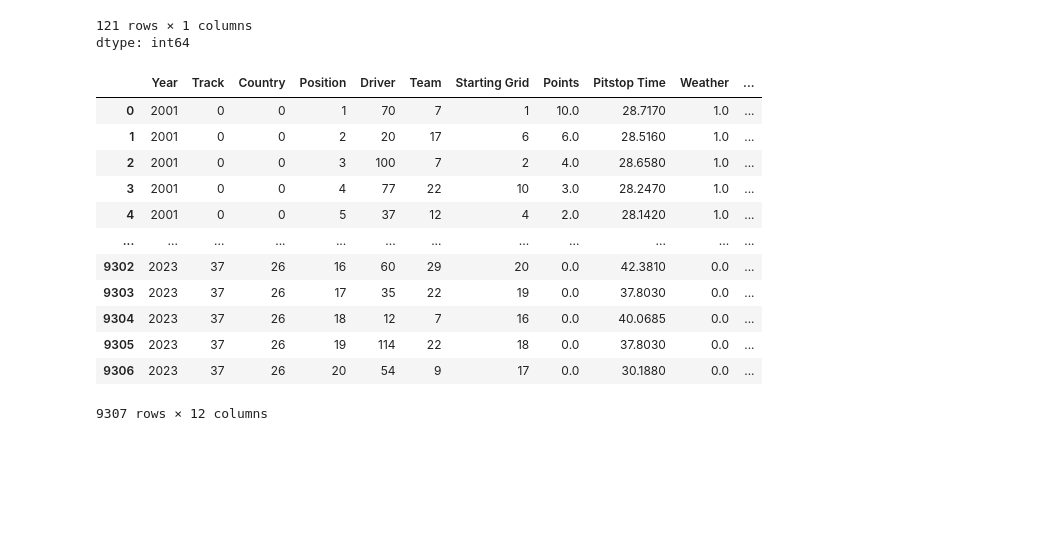
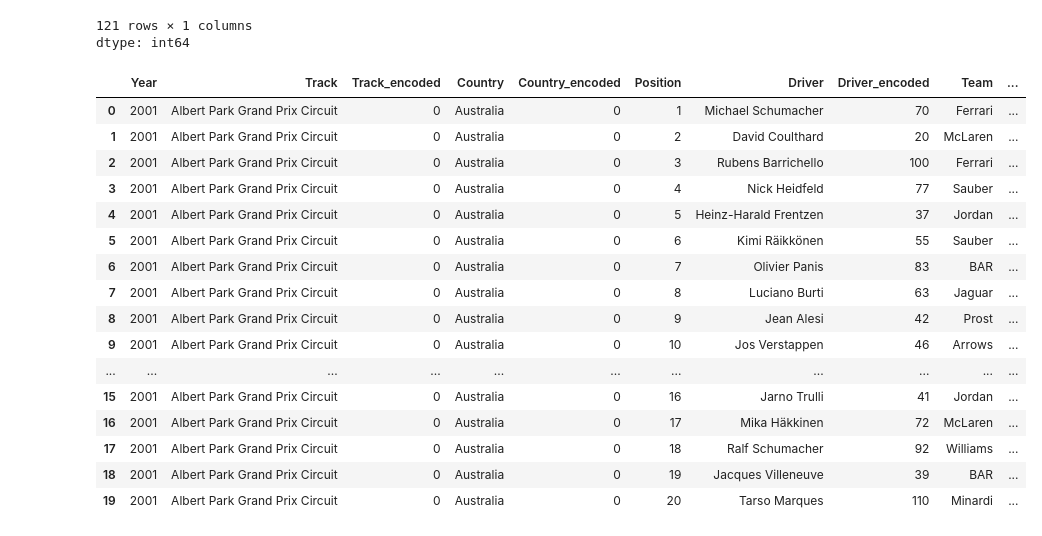
Before and after one commit to PrabhatGhm7/F1-Prediction, a Jupyter notebook: LabelEncoding.ipynb, the cells around one changed output. Saved outputs shown, nothing was run; the diff lists cells and outputs as text; code cells hidden in the pictures; blank space fills up the shorter version.

```diff
--- a/LabelEncoding.ipynb
+++ b/LabelEncoding.ipynb
@@ -71,22 +71,28 @@ dtype: int64
 # %%
 from sklearn.preprocessing import LabelEncoder
 le = LabelEncoder()
-df['Track'] = le.fit_transform(df['Track'])
-df['Country'] = le.fit_transform(df['Country'])
-df['Driver'] = le.fit_transform(df['Driver'])
-df['Team'] = le.fit_transform(df['Team'])
-df
+df['Track_encoded'] = le.fit_transform(df['Track'])
+df['Country_encoded'] = le.fit_transform(df['Country'])
+df['Driver_encoded'] = le.fit_transform(df['Driver'])
+df['Team_encoded'] = le.fit_transform(df['Team'])
+df = df[['Year', 'Track', 'Track_encoded', 'Country', 'Country_encoded', 'Position', 'Driver', 'Driver_encoded',
+         'Team', 'Team_encoded', 'Starting Grid', 'Points', 'Pitstop Time', 'Weather', 'avg_confidence_score']]
+df.head(20)
 # %% [output]
-|  | Year | Track | Country | Position | Driver | Team | Starting Grid | Points | Pitstop Time | Weather | ... |
-| 0 | 2001 | 0 | 0 | 1 | 70 | 7 | 1 | 10.0 | 28.7170 | 1.0 | ... |
-| 1 | 2001 | 0 | 0 | 2 | 20 | 17 | 6 | 6.0 | 28.5160 | 1.0 | ... |
-| 2 | 2001 | 0 | 0 | 3 | 100 | 7 | 2 | 4.0 | 28.6580 | 1.0 | ... |
-| 3 | 2001 | 0 | 0 | 4 | 77 | 22 | 10 | 3.0 | 28.2470 | 1.0 | ... |
-| 4 | 2001 | 0 | 0 | 5 | 37 | 12 | 4 | 2.0 | 28.1420 | 1.0 | ... |
-| ... | ... | ... | ... | ... | ... | ... | ... | ... | ... | ... | ... |
-| 9302 | 2023 | 37 | 26 | 16 | 60 | 29 | 20 | 0.0 | 42.3810 | 0.0 | ... |
-| 9303 | 2023 | 37 | 26 | 17 | 35 | 22 | 19 | 0.0 | 37.8030 | 0.0 | ... |
-| 9304 | 2023 | 37 | 26 | 18 | 12 | 7 | 16 | 0.0 | 40.0685 | 0.0 | ... |
-| 9305 | 2023 | 37 | 26 | 19 | 114 | 22 | 18 | 0.0 | 37.8030 | 0.0 | ... |
-| 9306 | 2023 | 37 | 26 | 20 | 54 | 9 | 17 | 0.0 | 30.1880 | 0.0 | ... |
+|  | Year | Track | Track_encoded | Country | Country_encoded | Position | Driver | Driver_encoded | Team | ... |
+| 0 | 2001 | Albert Park Grand Prix Circuit | 0 | Australia | 0 | 1 | Michael Schumacher | 70 | Ferrari | ... |
+| 1 | 2001 | Albert Park Grand Prix Circuit | 0 | Australia | 0 | 2 | David Coulthard | 20 | McLaren | ... |
+| 2 | 2001 | Albert Park Grand Prix Circuit | 0 | Australia | 0 | 3 | Rubens Barrichello | 100 | Ferrari | ... |
+| 3 | 2001 | Albert Park Grand Prix Circuit | 0 | Australia | 0 | 4 | Nick Heidfeld | 77 | Sauber | ... |
+| 4 | 2001 | Albert Park Grand Prix Circuit | 0 | Australia | 0 | 5 | Heinz-Harald Frentzen | 37 | Jordan | ... |
+| 5 | 2001 | Albert Park Grand Prix Circuit | 0 | Australia | 0 | 6 | Kimi Räikkönen | 55 | Sauber | ... |
+| 6 | 2001 | Albert Park Grand Prix Circuit | 0 | Australia | 0 | 7 | Olivier Panis | 83 | BAR | ... |
+| 7 | 2001 | Albert Park Grand Prix Circuit | 0 | Australia | 0 | 8 | Luciano Burti | 63 | Jaguar | ... |
+| 8 | 2001 | Albert Park Grand Prix Circuit | 0 | Australia | 0 | 9 | Jean Alesi | 42 | Prost | ... |
+| 9 | 2001 | Albert Park Grand Prix Circuit | 0 | Australia | 0 | 10 | Jos Verstappen | 46 | Arrows | ... |
+| ... | ... | ... | ... | ... | ... | ... | ... | ... | ... | ... |
+| 15 | 2001 | Albert Park Grand Prix Circuit | 0 | Australia | 0 | 16 | Jarno Trulli | 41 | Jordan | ... |
+| 16 | 2001 | Albert Park Grand Prix Circuit | 0 | Australia | 0 | 17 | Mika Häkkinen | 72 | McLaren | ... |
+| 17 | 2001 | Albert Park Grand Prix Circuit | 0 | Australia | 0 | 18 | Ralf Schumacher | 92 | Williams | ... |
+| 18 | 2001 | Albert Park Grand Prix Circuit | 0 | Australia | 0 | 19 | Jacques Villeneuve | 39 | BAR | ... |
+| 19 | 2001 | Albert Park Grand Prix Circuit | 0 | Australia | 0 | 20 | Tarso Marques | 110 | Minardi | ... |
-9307 rows × 12 columns
```
Also changed, not shown: parts of 1 cell of this notebook.
